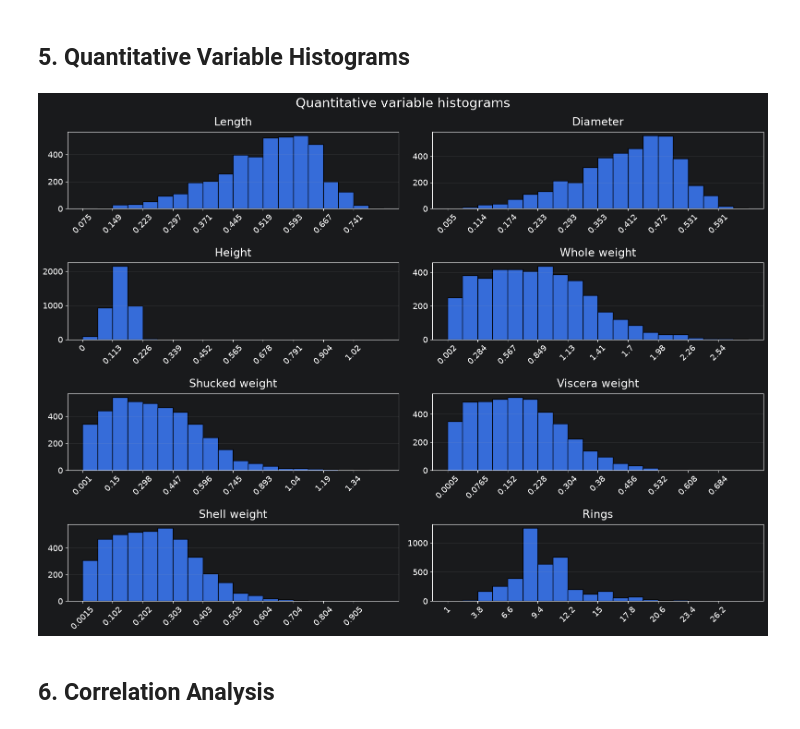
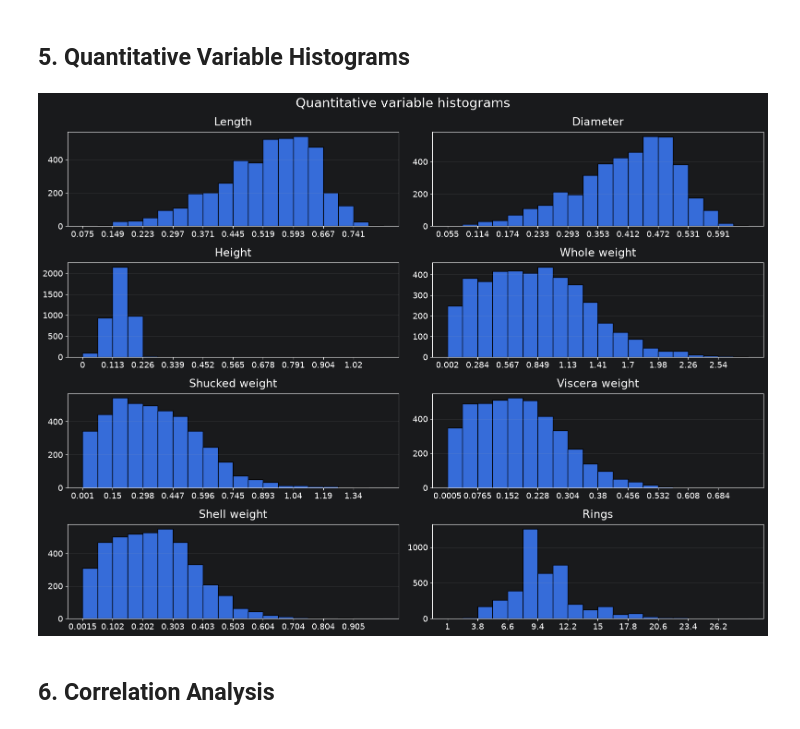
Before and after one commit to JakubRudy/programming-in-python, a Jupyter notebook: Assignment1/zadanie1.ipynb, the cells around one changed output. Drawn from its saved outputs; the diff is of its cells as text; code cells hidden in the pictures.

```diff
--- a/Assignment1/zadanie1.ipynb
+++ b/Assignment1/zadanie1.ipynb
@@ -88,24 +88,23 @@ plt.show()
 # %%
 axes = df[quant_cols].hist(
     figsize=(16, 12),
     bins=20,
     layout=(4, 2),
     edgecolor="black",
     grid=False,
 )
 
 for ax in axes.flat:
     borders = [bar.get_x() for bar in ax.patches]
     ax.set_xticks(borders[::2])
     ax.xaxis.set_major_formatter("{x:.3g}")
-    ax.tick_params(axis="x", labelrotation=45)
     ax.grid(axis="y", alpha=0.25)
 
 plt.suptitle("Quantitative variable histograms")
 plt.tight_layout()
 plt.show()
 # %% [output]
-[figure, old version]
+[figure, new version]
 # %% [markdown]
 ## 6. Correlation Analysis
 # %%
```
Also changed, not shown: parts of 2 cells of this notebook.
